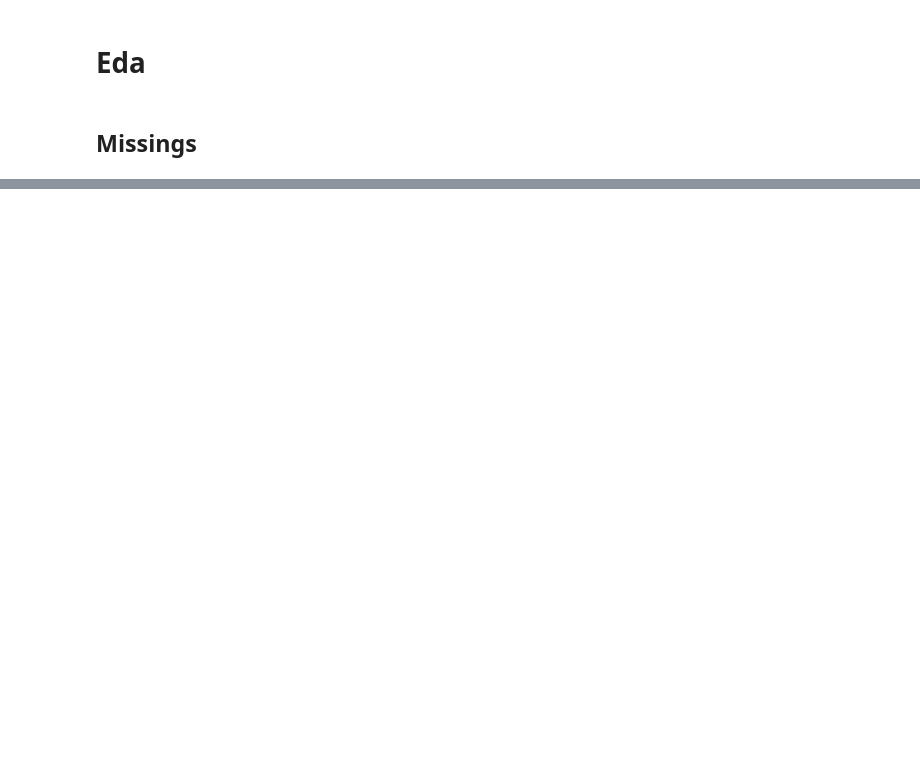
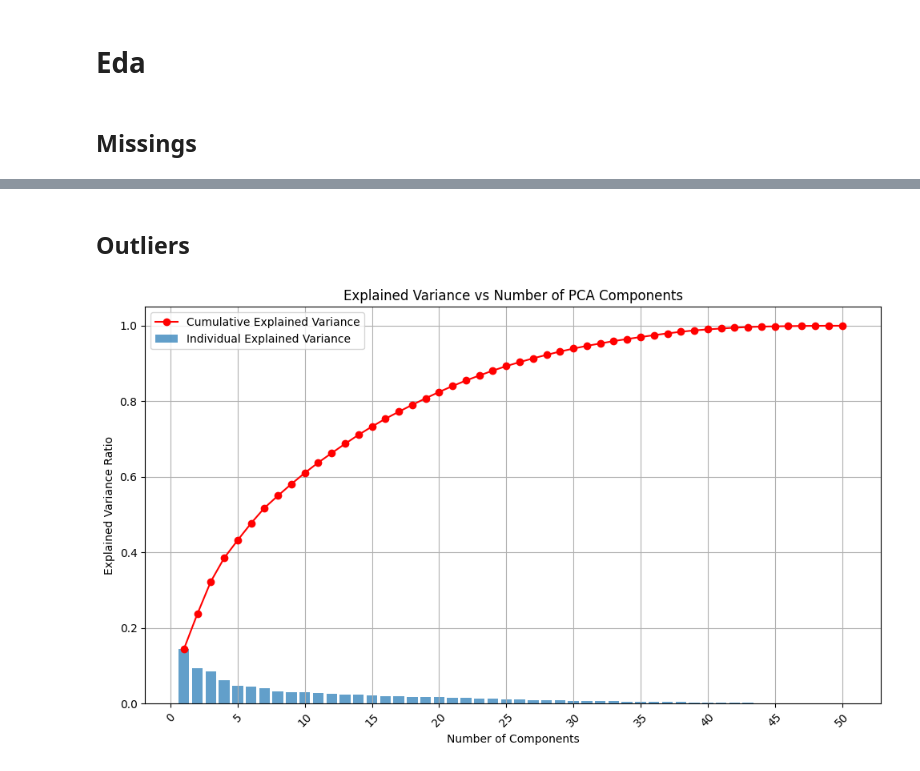
Before and after one commit to FLOOREES/FibroPred-Challenge, a Jupyter notebook: src/flores/eda.ipynb, the cells around one changed output, grey strips where cells are left out. Drawn from its saved outputs; the diff is of its cells as text; code cells hidden in the pictures; blank space fills up the shorter version.

```diff
--- a/src/flores/eda.ipynb
+++ b/src/flores/eda.ipynb
@@ -95,0 +91,48 @@ Progressive disease 0.0
+# %% [markdown]
+## Outliers
+# %%
+import pandas as pd
+import matplotlib.pyplot as plt
+from sklearn.decomposition import PCA
+from sklearn.preprocessing import StandardScaler
+import numpy as np
+
+# Scale data
+scaler = StandardScaler()
+X_scaled = scaler.fit_transform(X_train)
+
+# Fit PCA
+pca = PCA()
+pca.fit(X_scaled)
+
+explained_var_ratio = pca.explained_variance_ratio_
+cumulative_var_ratio = np.cumsum(explained_var_ratio)
+
+# Number of components
+components = np.arange(1, len(explained_var_ratio) + 1)
+
+plt.figure(figsize=(10, 6))
+
+# Bar plot for individual explained variance
+plt.bar(components, explained_var_ratio, alpha=0.7, label='Individual Explained Variance')
+
+# Line plot for cumulative explained variance
+plt.plot(components, cumulative_var_ratio, marker='o', color='red', label='Cumulative Explained Variance')
+
+# Set labels and title
+plt.xlabel('Number of Components')
+plt.ylabel('Explained Variance Ratio')
+plt.title('Explained Variance vs Number of PCA Components')
+
+# Adjust ticks
+# Show fewer ticks, for example every 5 components
+plt.xticks(np.arange(0, len(components)+1, 5))
+# Rotate tick labels if needed
+plt.xticks(rotation=45)
+
+plt.grid(True)
+plt.legend(loc='best')
+plt.tight_layout()
+plt.show()
+# %% [output]
+[figure, added]
```
Also changed, not shown: parts of 16 cells of this notebook, 2 other files.
